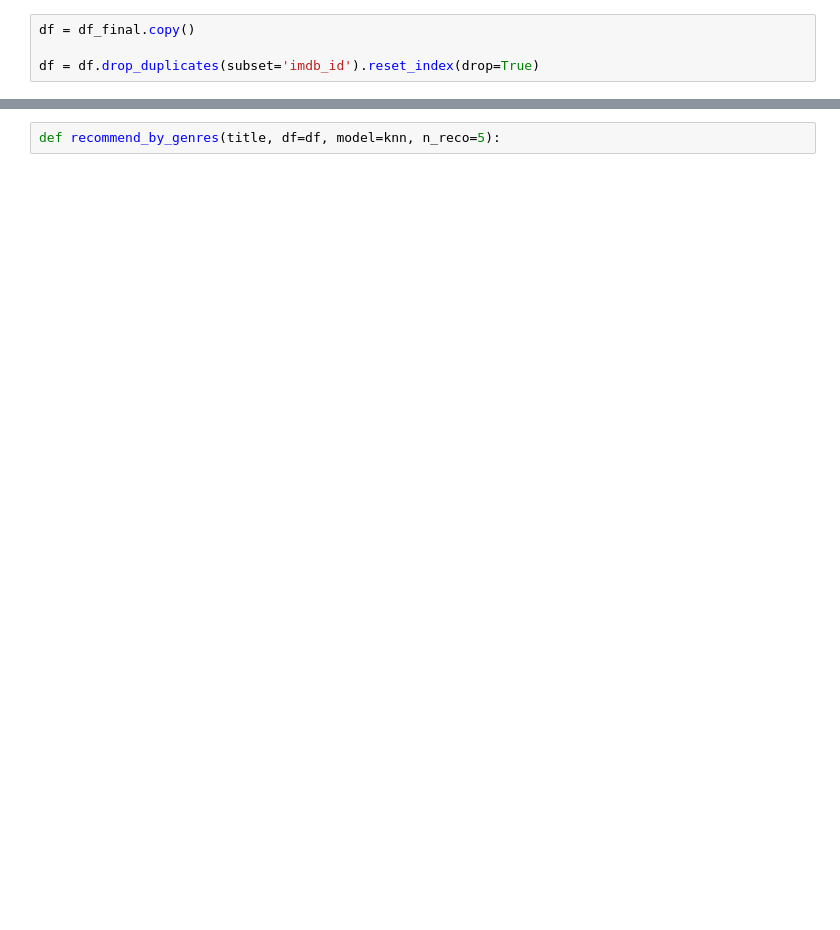
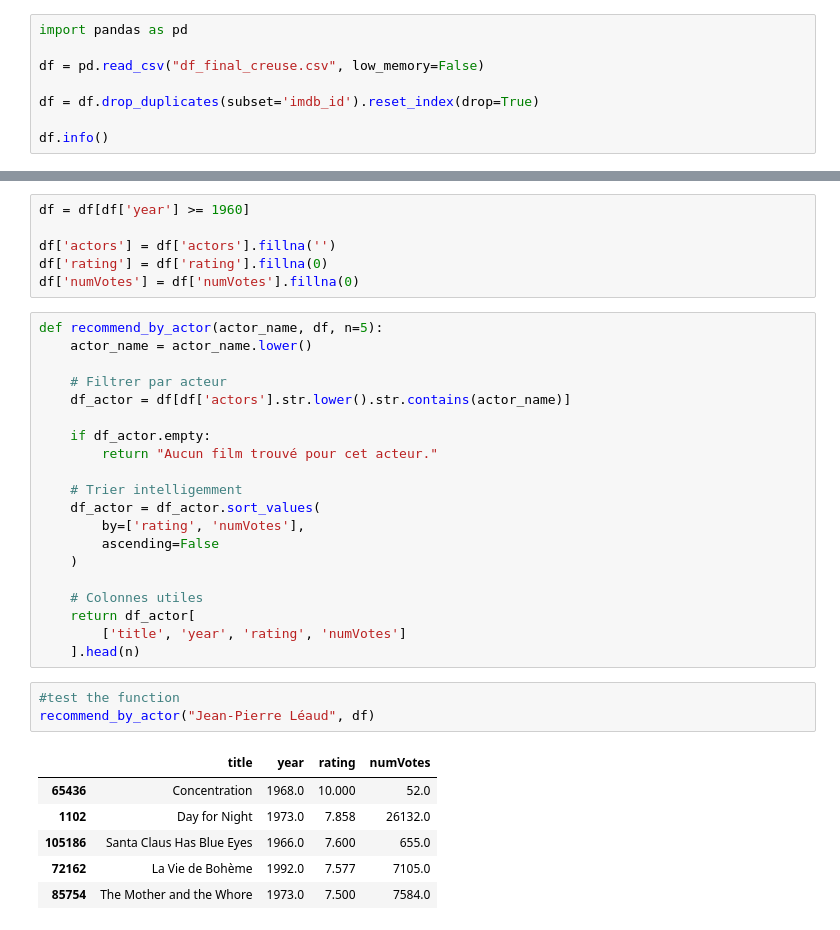
Before and after one commit to yakhinazilya-crypto/recommandation-films-creuse, a Jupyter notebook: notebooks/02_recommondation_ML.ipynb, the cells around one changed output, grey strips where cells are left out. Saved outputs shown, nothing was run; the diff lists cells and outputs as text; blank space fills up the shorter version.

```diff
--- a/notebooks/02_recommondation_ML.ipynb
+++ b/notebooks/02_recommondation_ML.ipynb
@@ -201,4 +138,8 @@ Name: count, dtype: int64
 # %%
-df = df_final.copy()
+import pandas as pd
+
+df = pd.read_csv("df_final_creuse.csv", low_memory=False)
 
 df = df.drop_duplicates(subset='imdb_id').reset_index(drop=True)
+
+df.info()
@@ -236,2 +166,36 @@ memory usage: 16.3+ MB
-# %%
-def recommend_by_genres(title, df=df, model=knn, n_reco=5):
+# %%
+df = df[df['year'] >= 1960]
+
+df['actors'] = df['actors'].fillna('')
+df['rating'] = df['rating'].fillna(0)
+df['numVotes'] = df['numVotes'].fillna(0)
+# %%
+def recommend_by_actor(actor_name, df, n=5):
+    actor_name = actor_name.lower()
+
+    # Filtrer par acteur
+    df_actor = df[df['actors'].str.lower().str.contains(actor_name)]
+
+    if df_actor.empty:
+        return "Aucun film trouvé pour cet acteur."
+
+    # Trier intelligemment
+    df_actor = df_actor.sort_values(
+        by=['rating', 'numVotes'],
+        ascending=False
+    )
+
+    # Colonnes utiles
+    return df_actor[
+        ['title', 'year', 'rating', 'numVotes']
+    ].head(n)
+# %%
+#test the function
+recommend_by_actor("Jean-Pierre Léaud", df)
+# %% [output]
+|  | title | year | rating | numVotes |
+| 65436 | Concentration | 1968.0 | 10.000 | 52.0 |
+| 1102 | Day for Night | 1973.0 | 7.858 | 26132.0 |
+| 105186 | Santa Claus Has Blue Eyes | 1966.0 | 7.600 | 655.0 |
+| 72162 | La Vie de Bohème | 1992.0 | 7.577 | 7105.0 |
+| 85754 | The Mother and the Whore | 1973.0 | 7.500 | 7584.0 |
```
Also changed, not shown: parts of 28 cells of this notebook, 1 other file.
